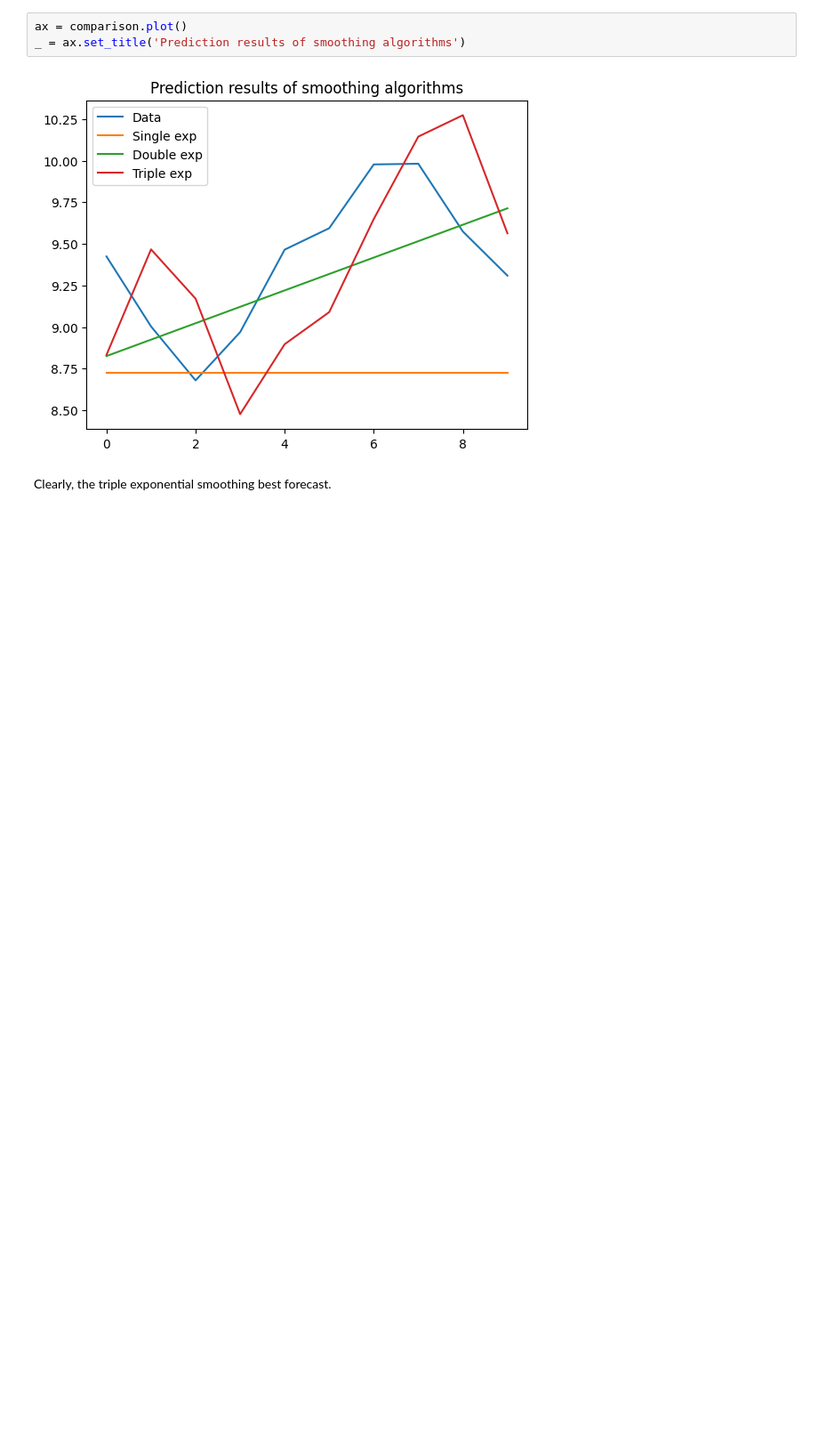
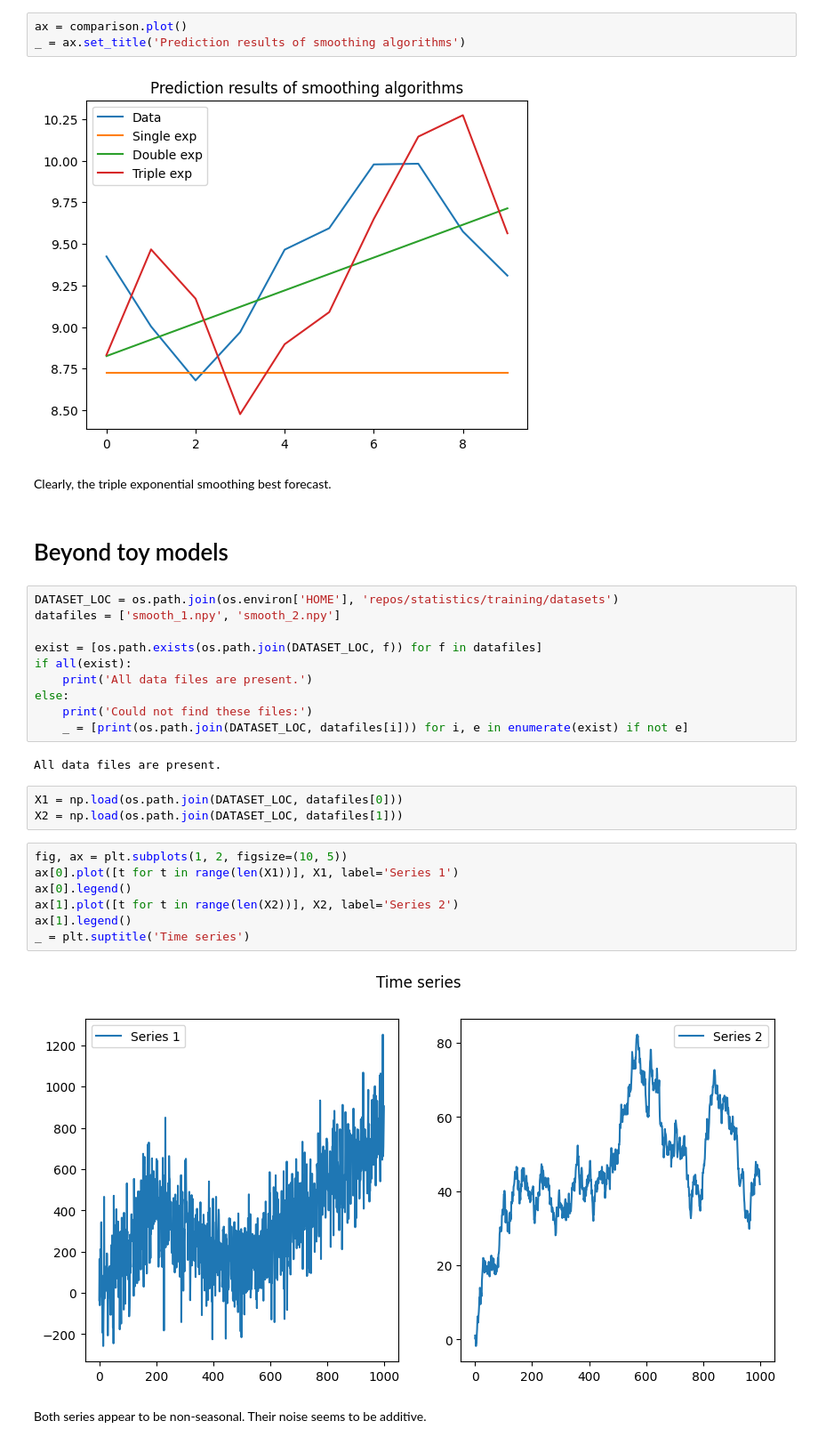
Before and after one commit to drameyjoshi/statistics, a Jupyter notebook: training/Time-series-smoothing.ipynb, the cells around one changed output. Shown: that part at 89% size. Saved outputs shown, nothing was run; the diff lists cells and outputs as text; blank space fills up the shorter version.

Commit message:
Finished smoothing techniques.

```diff
--- a/training/Time-series-smoothing.ipynb
+++ b/training/Time-series-smoothing.ipynb
@@ -154,3 +154,31 @@ _ = ax.set_title('Prediction results of smoothing algorithms')
 [figure]
 # %% [markdown]
 Clearly, the triple exponential smoothing best forecast.
+# %% [markdown]
+# Beyond toy models
+# %%
+DATASET_LOC = os.path.join(os.environ['HOME'], 'repos/statistics/training/datasets')
+datafiles = ['smooth_1.npy', 'smooth_2.npy']
+
+exist = [os.path.exists(os.path.join(DATASET_LOC, f)) for f in datafiles]
+if all(exist):
+    print('All data files are present.')
+else:
+    print('Could not find these files:')
+    _ = [print(os.path.join(DATASET_LOC, datafiles[i])) for i, e in enumerate(exist) if not e]
+# %% [output]
+All data files are present.
+# %%
+X1 = np.load(os.path.join(DATASET_LOC, datafiles[0]))
+X2 = np.load(os.path.join(DATASET_LOC, datafiles[1]))
+# %%
+fig, ax = plt.subplots(1, 2, figsize=(10, 5))
+ax[0].plot([t for t in range(len(X1))], X1, label='Series 1')
+ax[0].legend()
+ax[1].plot([t for t in range(len(X2))], X2, label='Series 2')
+ax[1].legend()
+_ = plt.suptitle('Time series')
+# %% [output]
+[figure, added]
+# %% [markdown]
+Both series appear to be non-seasonal. Their noise seems to be additive.
```
Also changed, not shown: parts of 4 cells of this notebook, 1 other file.
